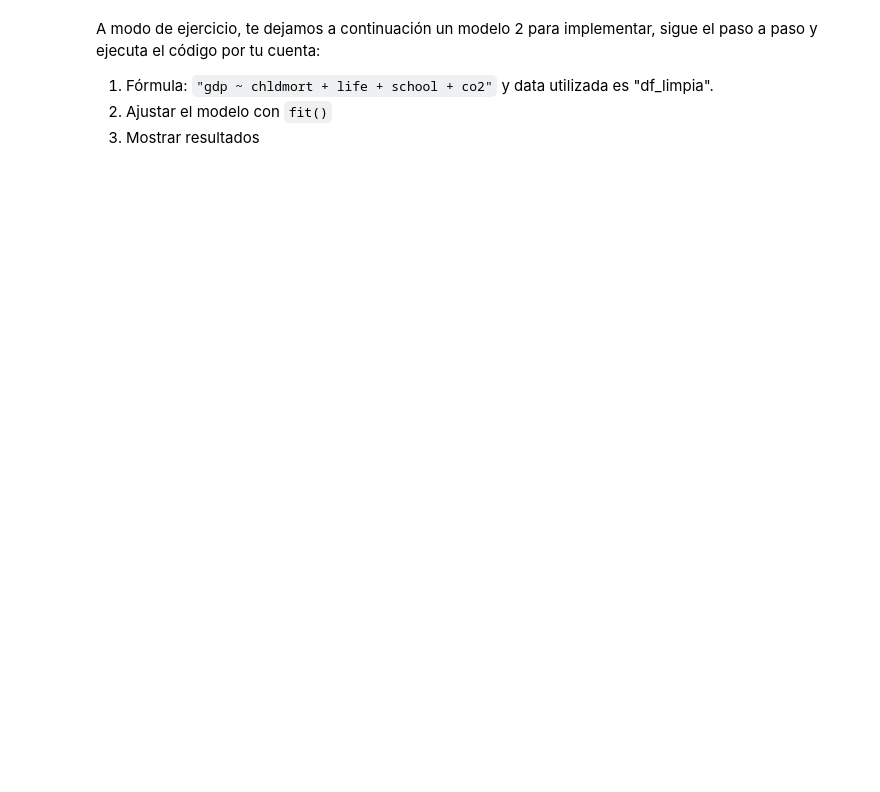
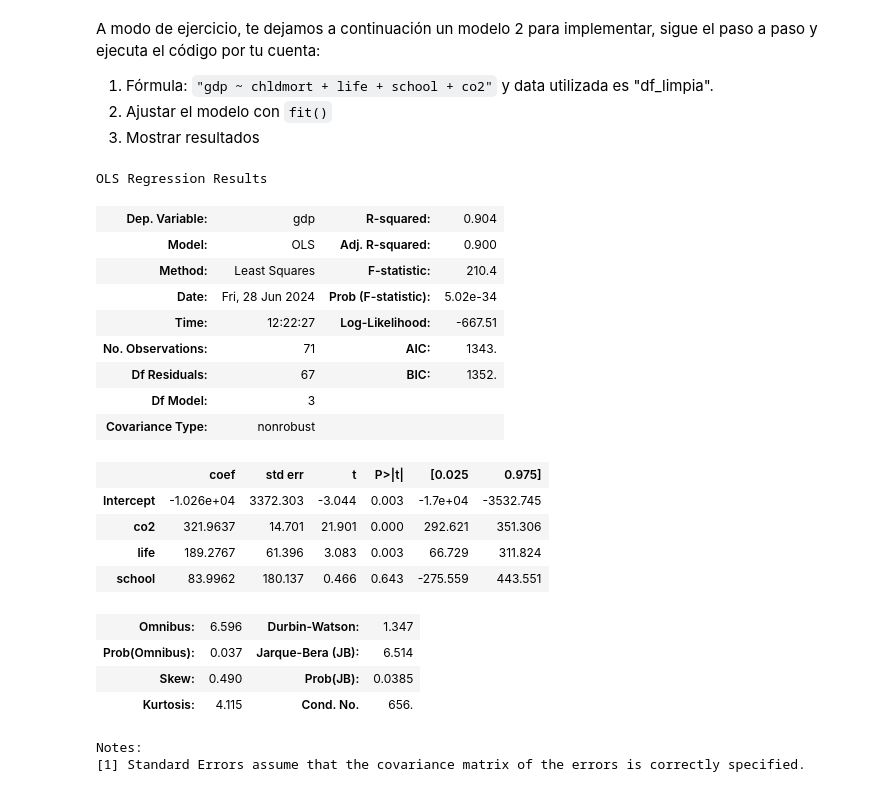
Before and after one commit to JuanVaquiro/DataScience, a Jupyter notebook: Data Analysis.ipynb, the cells around one changed output. Drawn from its saved outputs; the diff is of its cells as text; code cells hidden in the pictures; blank space fills up the shorter version.

```diff
--- a/Data Analysis.ipynb
+++ b/Data Analysis.ipynb
@@ -629,5 +723,31 @@ A modo de ejercicio, te dejamos a continuación un modelo 2 para implementar, si
   1. Fórmula: `"gdp ~ chldmort + life + school + co2"` y data utilizada es "df_limpia".
   2. Ajustar el modelo con `fit()`
   3. Mostrar resultados
+# %%
+modelo2 =  smf.ols("gdp ~ co2 + life + school + co2", data=df_limpia)
+# %%
+modelo2 = modelo2.fit()
 # %%
-modelo2 =
+modelo2.summary()
+# %% [output]
+OLS Regression Results
+| Dep. Variable: | gdp | R-squared: | 0.904 |
+| Model: | OLS | Adj. R-squared: | 0.900 |
+| Method: | Least Squares | F-statistic: | 210.4 |
+| Date: | Fri, 28 Jun 2024 | Prob (F-statistic): | 5.02e-34 |
+| Time: | 12:22:27 | Log-Likelihood: | -667.51 |
+| No. Observations: | 71 | AIC: | 1343. |
+| Df Residuals: | 67 | BIC: | 1352. |
+| Df Model: | 3 |  |  |
+| Covariance Type: | nonrobust |  |  |
+|  | coef | std err | t | P>|t| | [0.025 | 0.975] |
+| Intercept | -1.026e+04 | 3372.303 | -3.044 | 0.003 | -1.7e+04 | -3532.745 |
+| co2 | 321.9637 | 14.701 | 21.901 | 0.000 | 292.621 | 351.306 |
+| life | 189.2767 | 61.396 | 3.083 | 0.003 | 66.729 | 311.824 |
+| school | 83.9962 | 180.137 | 0.466 | 0.643 | -275.559 | 443.551 |
+| Omnibus: | 6.596 | Durbin-Watson: | 1.347 |
+| Prob(Omnibus): | 0.037 | Jarque-Bera (JB): | 6.514 |
+| Skew: | 0.490 | Prob(JB): | 0.0385 |
+| Kurtosis: | 4.115 | Cond. No. | 656. |
+Notes:
+[1] Standard Errors assume that the covariance matrix of the errors is correctly specified.
```
Also changed, not shown: parts of 27 cells of this notebook.
